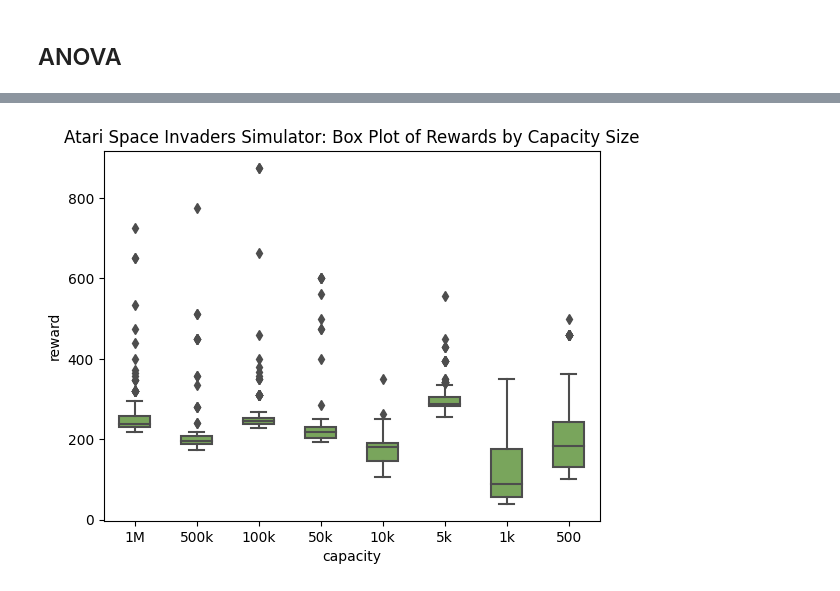
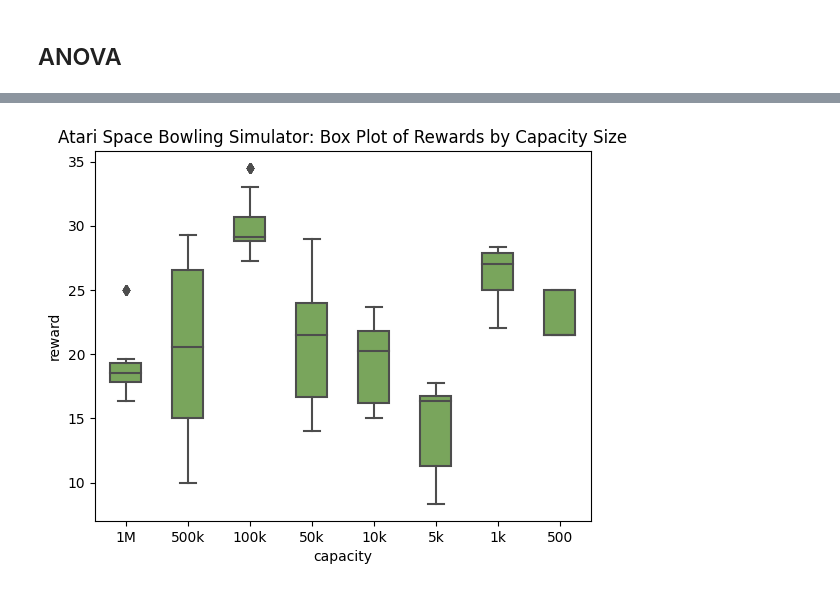
Before and after one commit to rob-sullivan/tu060, a Jupyter notebook: robert_s_sullivan_msc_dissertation_atari_bowling.ipynb, the cells around one changed output, grey strips where cells are left out. Saved outputs shown, nothing was run; the diff lists cells and outputs as text; code cells hidden in the pictures.

Commit message:
bowling complete

```diff
--- a/robert_s_sullivan_msc_dissertation_atari_bowling.ipynb
+++ b/robert_s_sullivan_msc_dissertation_atari_bowling.ipynb
@@ -2518,10 +2518,10 @@ x = datetime.datetime.now()
 file_name = str(x.year) + "_" + str(x.month) + "_" + str(x.day) + "_" + str(x.strftime("%H")) + "_" + str(x.strftime("%M")) + "_" + str(x.strftime("%S")) + "_atari_bowling" + ".csv"
 df_rewards.to_csv(file_name, index=False, encoding='utf-8')
 # %%
-ax = sns.boxplot(x='capacity', y='reward', data=df_rewards, color='#77B150', width=0.5).set(title='Atari Space Invaders Simulator: Box Plot of Rewards by Capacity Size')
+ax = sns.boxplot(x='capacity', y='reward', data=df_rewards, color='#77B150', width=0.5).set(title='Atari Space Bowling Simulator: Box Plot of Rewards by Capacity Size')
 plt.show()
 # %% [output]
-[figure, old version]
+[figure, new version]
 # %%
 # Perform ANOVA and obtain group means
 model = ols('reward ~ C(capacity)', data=df_rewards).fit()
```
Also changed, not shown: parts of 129 cells of this notebook, 1 other file.
